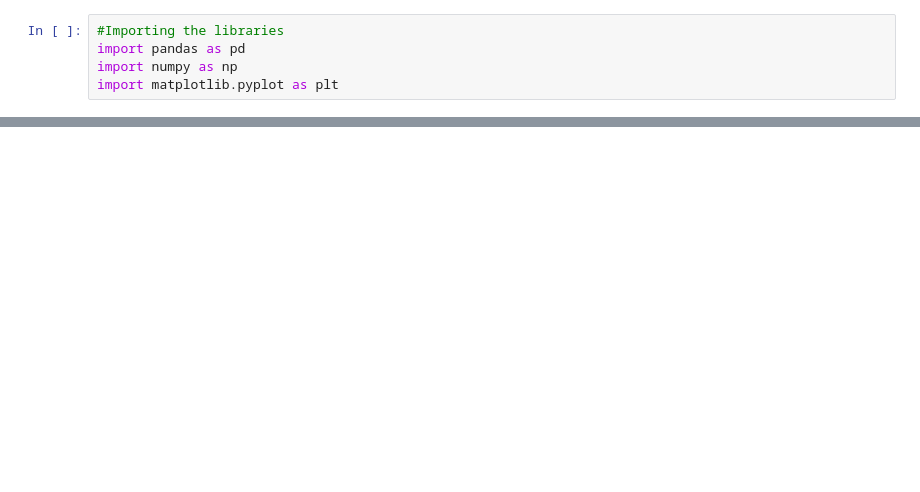
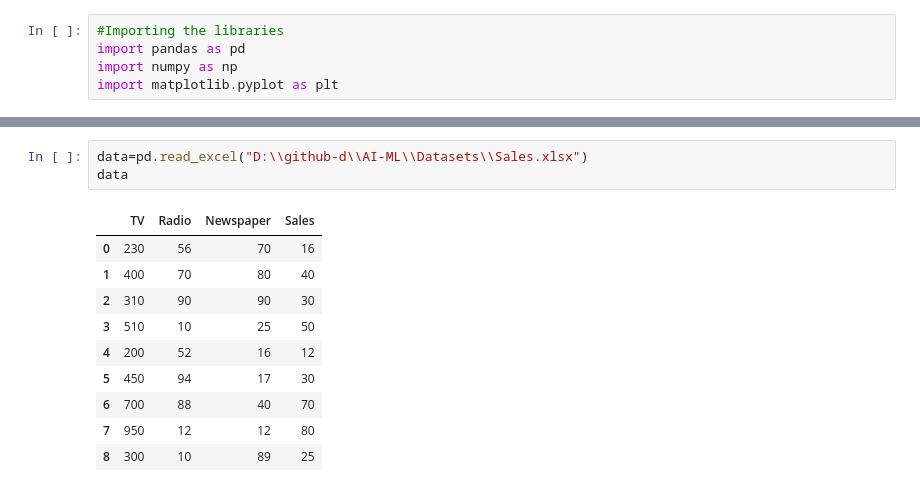
Before and after one commit to kartheekgbl/AI-ML, a Jupyter notebook: Superised learning/Regression/MLR/Mlr2.ipynb, the cells around one changed output, grey strips where cells are left out. Cells and saved outputs as stored; diff of their text form; blank space fills up the shorter version.

```diff
--- a/Superised learning/Regression/MLR/Mlr2.ipynb
+++ b/Superised learning/Regression/MLR/Mlr2.ipynb
@@ -11,0 +6,14 @@ ModuleNotFoundError: No module named 'sklearn'
+# %%
+data=pd.read_excel("D:\\github-d\\AI-ML\\Datasets\\Sales.xlsx")
+data
+# %% [output]
+|  | TV | Radio | Newspaper | Sales |
+| 0 | 230 | 56 | 70 | 16 |
+| 1 | 400 | 70 | 80 | 40 |
+| 2 | 310 | 90 | 90 | 30 |
+| 3 | 510 | 10 | 25 | 50 |
+| 4 | 200 | 52 | 16 | 12 |
+| 5 | 450 | 94 | 17 | 30 |
+| 6 | 700 | 88 | 40 | 70 |
+| 7 | 950 | 12 | 12 | 80 |
+| 8 | 300 | 10 | 89 | 25 |
```
Also changed, not shown: parts of 8 cells of this notebook, 5 other files.
